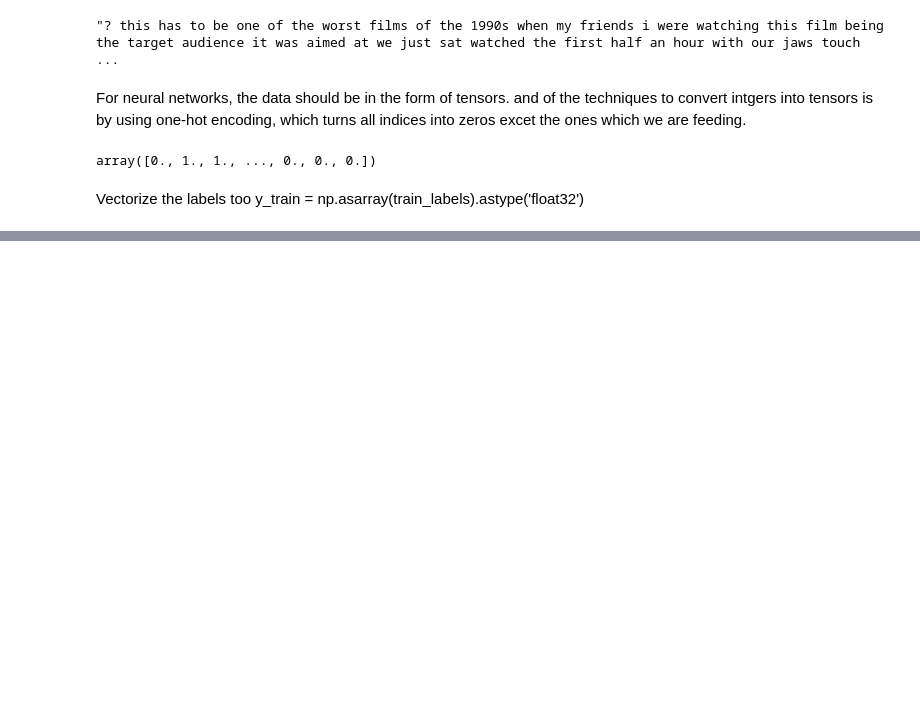
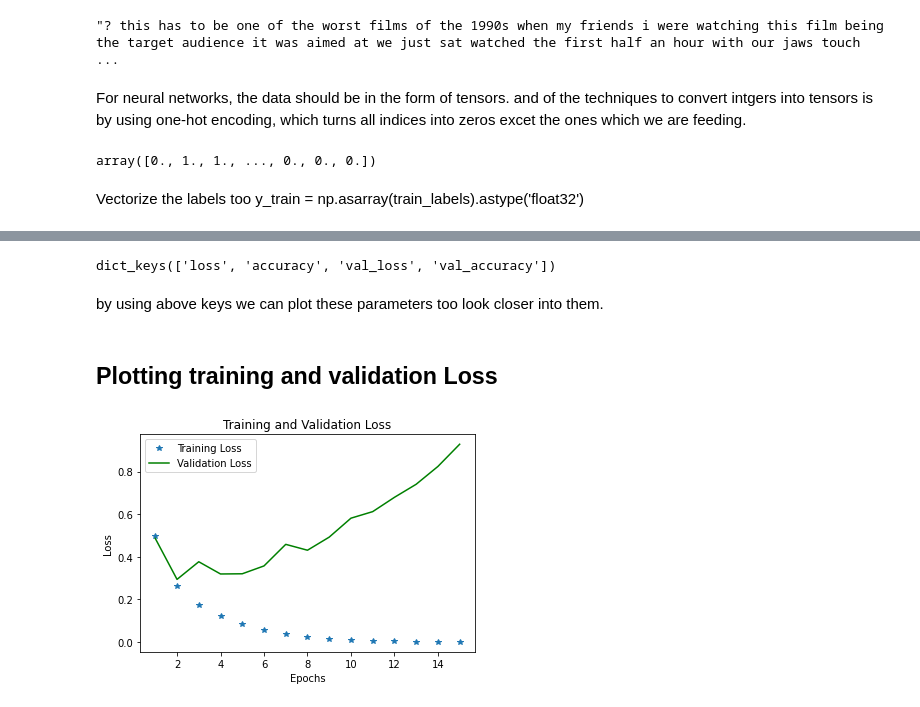
Before and after one commit to Lotfullah21/Deep_Learning_MIT-Press, a Jupyter notebook: Artificial_Neural_Networks.ipynb, the cells around one changed output, grey strips where cells are left out. Saved outputs shown, nothing was run; the diff lists cells and outputs as text; code cells hidden in the pictures; blank space fills up the shorter version.

```diff
--- a/Artificial_Neural_Networks.ipynb
+++ b/Artificial_Neural_Networks.ipynb
@@ -86,0 +119,5 @@ y_test = np.asarray(test_lables).astype('float32')
+# %%
+x_validation = x_train[:15000]
+x_new_train_data = x_train[15000:]
+y_validation = y_train[:15000]
+y_new_train_labels = y_train[15000:]
@@ -86,0 +128,2 @@ y_test = np.asarray(test_lables).astype('float32')
+# %%
+History = model.fit(x_new_train_data,y_new_train_labels,epochs = 15, batch_size = 256, validation_data = (x_validation,y_validation))
@@ -86,0 +150,29 @@ y_test = np.asarray(test_lables).astype('float32')
+# %%
+
+history_dictionary = History.history
+# %%
+history_dictionary.keys()
+# %% [output]
+dict_keys(['loss', 'accuracy', 'val_loss', 'val_accuracy'])
+# %% [markdown]
+by using above keys we can plot these parameters too look closer into them.
+# %%
+from keras.metrics import accuracy
+import matplotlib.pyplot as plt
+loss_va = history_dictionary['loss']
+validation_loss = history_dictionary['val_loss']
+accuracy_va = history_dictionary['accuracy']
+validation_accuracy = history_dictionary['val_accuracy']
+epochs = range(1,len(accuracy_va)+1)
+# %% [markdown]
+## Plotting training and validation Loss
+# %%
+plt.plot(epochs,loss_va,'*',label ="Training Loss")
+plt.plot(epochs,validation_loss,c = "green",label ="Validation Loss")
+plt.title('Training and Validation Loss')
+plt.xlabel("Epochs")
+plt.ylabel("Loss")
+plt.legend()
+plt.show()
+# %% [output]
+[figure, added]
```
Also changed, not shown: parts of 17 cells of this notebook.
